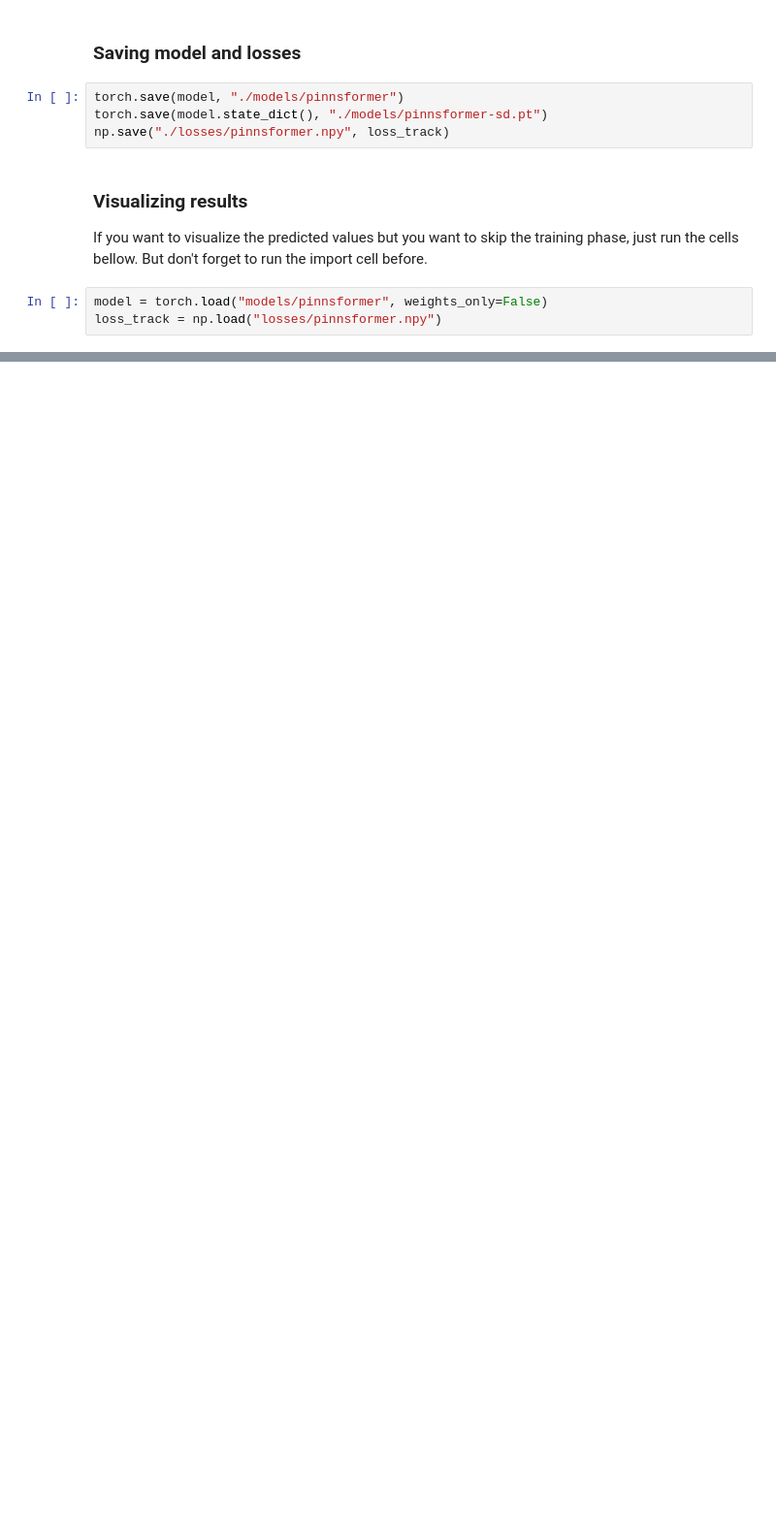
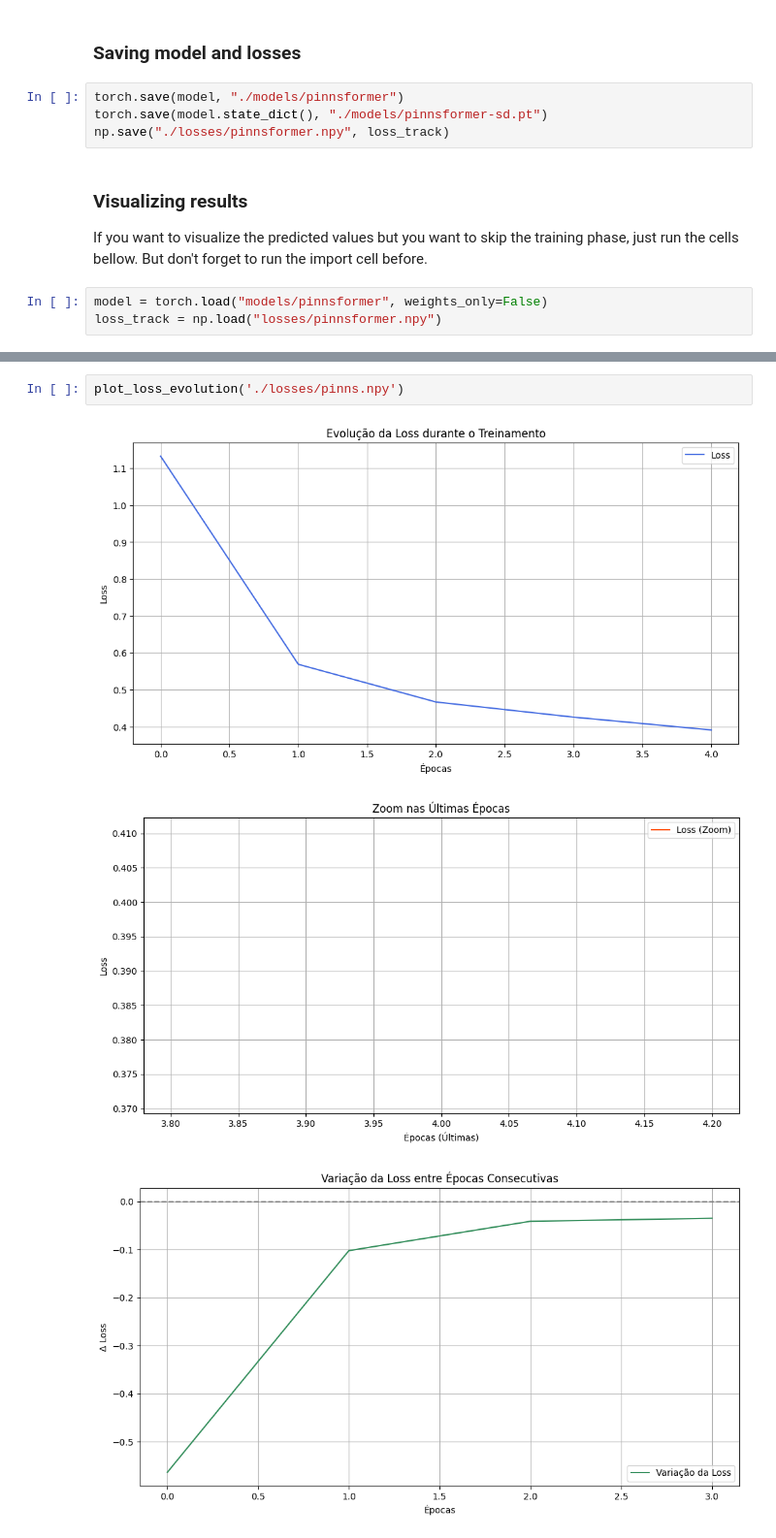
Before and after one commit to DravenPie/PINNFormers-Navier-Stokes-Equations, a Jupyter notebook: TransientCavityFlowPINNsFormer.ipynb, the cells around one changed output, grey strips where cells are left out. Shown at 97% size. Saved outputs shown, nothing was run; the diff lists cells and outputs as text; blank space fills up the shorter version.

```diff
--- a/TransientCavityFlowPINNsFormer.ipynb
+++ b/TransientCavityFlowPINNsFormer.ipynb
@@ -360,0 +364,6 @@ test_and_plot_graphs(model, device, k_steps_foward=k_steps_foward, step_size=ste
+# %%
+plot_loss_evolution('./losses/pinns.npy')
+# %% [output]
+[figure, added]
+[figure, added]
+[figure, added]
```
Also changed, not shown: parts of 7 cells of this notebook, 16 other files.
